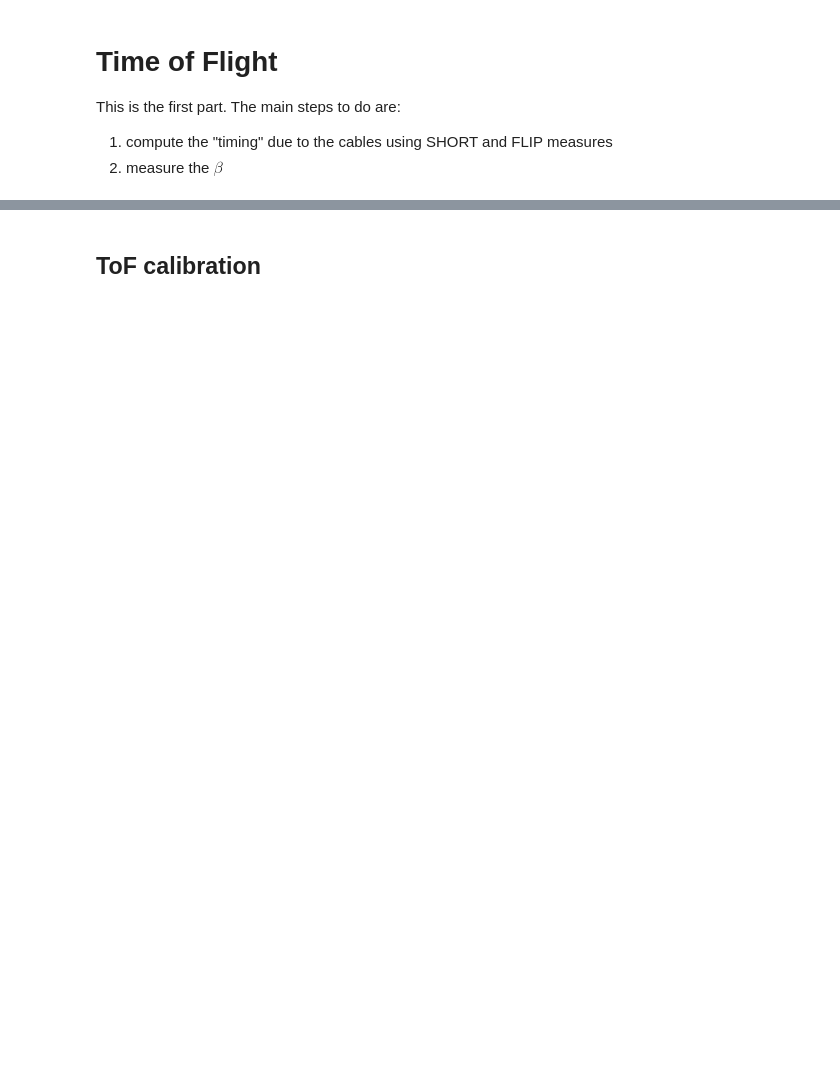
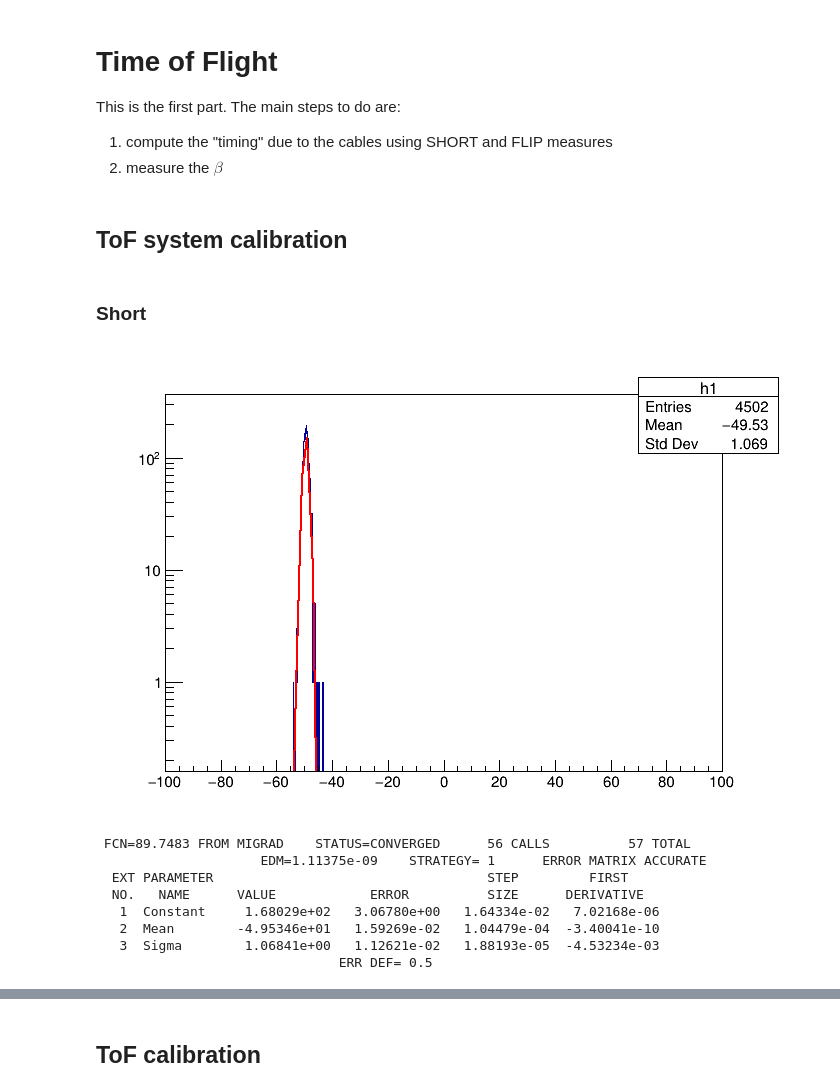
Before and after one commit to FabioBrugnara/Nuclear_Lab, a Jupyter notebook: exp_2/data_analisy.ipynb, the cells around one changed output, grey strips where cells are left out. Saved outputs shown, nothing was run; the diff lists cells and outputs as text; code cells hidden in the pictures; blank space fills up the shorter version.

```diff
--- a/exp_2/data_analisy.ipynb
+++ b/exp_2/data_analisy.ipynb
@@ -6,3 +6,5 @@ The muon experience could be divided into two main parts. The first one has to d
 This is the first part. The main steps to do are:
 1) compute the "timing" due to the cables using SHORT and FLIP measures
 2) measure the $\beta$
+# %% [markdown]
+## ToF system calibration
@@ -8,0 +92,19 @@ This is the first part. The main steps to do are:
+# %% [markdown]
+### Short
+# %%
+TCanvas * c1 = new TCanvas();
+TH1D* h1 = new TH1D("h1","",2000,-100,100);
+SHORT->Draw("pad1.Time-pad0.Time>>h1","","colz");
+h1->Fit("gaus","L");
+gPad->SetLogy();
+c1->Draw()
+# %% [output]
+[figure, added]
+ FCN=89.7483 FROM MIGRAD    STATUS=CONVERGED      56 CALLS          57 TOTAL
+                     EDM=1.11375e-09    STRATEGY= 1      ERROR MATRIX ACCURATE
+  EXT PARAMETER                                   STEP         FIRST
+  NO.   NAME      VALUE            ERROR          SIZE      DERIVATIVE
+   1  Constant     1.68029e+02   3.06780e+00   1.64334e-02   7.02168e-06
+   2  Mean        -4.95346e+01   1.59269e-02   1.04479e-04  -3.40041e-10
+   3  Sigma        1.06841e+00   1.12621e-02   1.88193e-05  -4.53234e-03
+                               ERR DEF= 0.5
```
Also changed, not shown: parts of 28 cells of this notebook, 4 other files.
